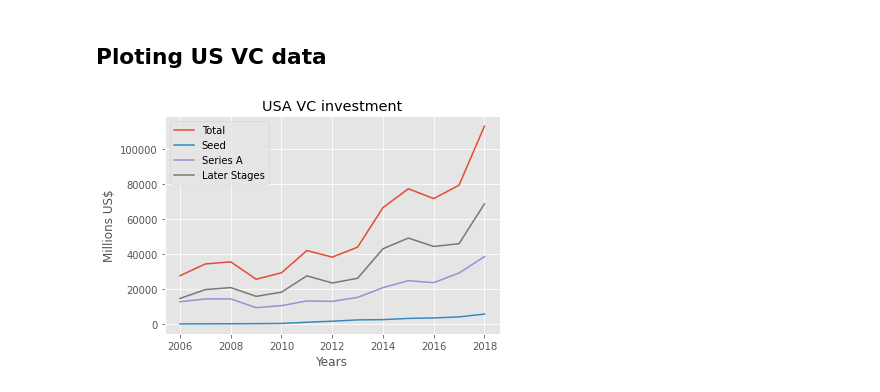
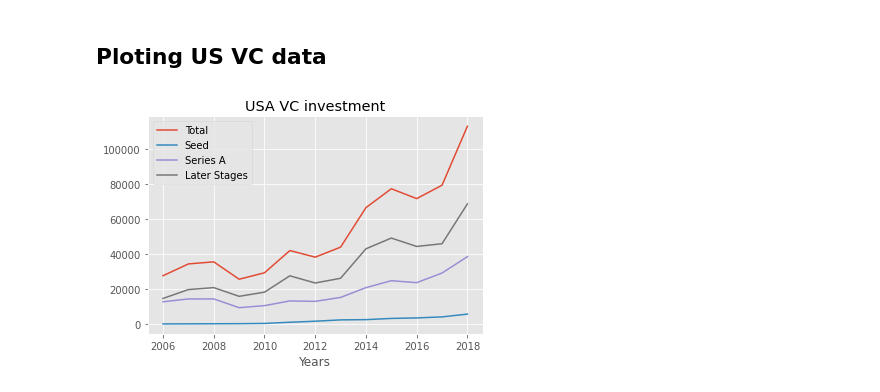
Before and after one commit to csd-oss/vc-investmemt, a Jupyter notebook: VC_Investment.ipynb, the cells around one changed output. Cells and saved outputs as stored; diff of their text form; code cells hidden in the pictures.

Commit message:
started using subpolt

```diff
--- a/VC_Investment.ipynb
+++ b/VC_Investment.ipynb
@@ -61,17 +61,18 @@ filt_later_us = (df_usd['STAGES'] == "LATER") & (df['LOCATION']== "USA")
 # %% [markdown]
 ## Ploting US VC data
 # %%
+fig, ax = plt.subplots()
 plt.style.use("ggplot")
-plt.plot(df_usd.loc[filt_total_us].TIME, df_usd.loc[filt_total_us].Value, label = "Total")
-plt.plot(df_usd.loc[filt_seed_us].TIME, df_usd.loc[filt_seed_us].Value, label = "Seed")
-plt.plot(df_usd.loc[filt_start_us].TIME, df_usd.loc[filt_start_us].Value, label = "Series A")
-plt.plot(df_usd.loc[filt_later_us].TIME, df_usd.loc[filt_later_us].Value, label = "Later Stages")
+ax.plot(df_usd.loc[filt_total_us].TIME, df_usd.loc[filt_total_us].Value, label = "Total")
+ax.plot(df_usd.loc[filt_seed_us].TIME, df_usd.loc[filt_seed_us].Value, label = "Seed")
+ax.plot(df_usd.loc[filt_start_us].TIME, df_usd.loc[filt_start_us].Value, label = "Series A")
+ax.plot(df_usd.loc[filt_later_us].TIME, df_usd.loc[filt_later_us].Value, label = "Later Stages")
 
-plt.xlabel("Years")
-plt.ylabel("Millions US$")
-plt.title("USA VC investment")
-plt.grid(True)
-plt.legend()
+ax.set_xlabel("Years")
+ax.set_label("Millions US$")
+ax.set_title("USA VC investment")
+ax.grid(True)
+ax.legend()
 plt.show()
 # %% [output]
-[figure, old version]
+[figure, new version]
```
Also changed, not shown: parts of 1 cell of this notebook.
